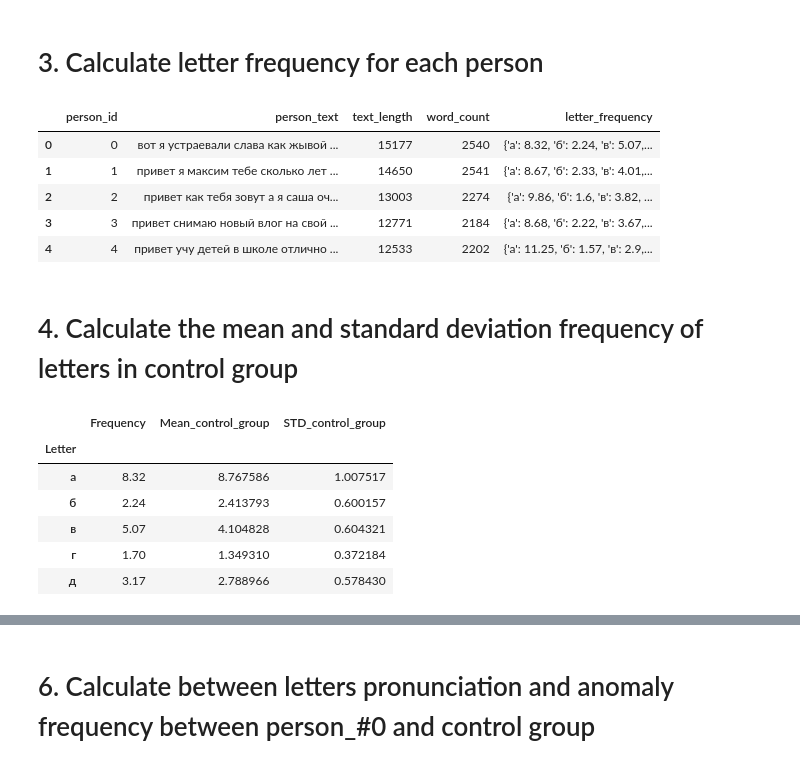
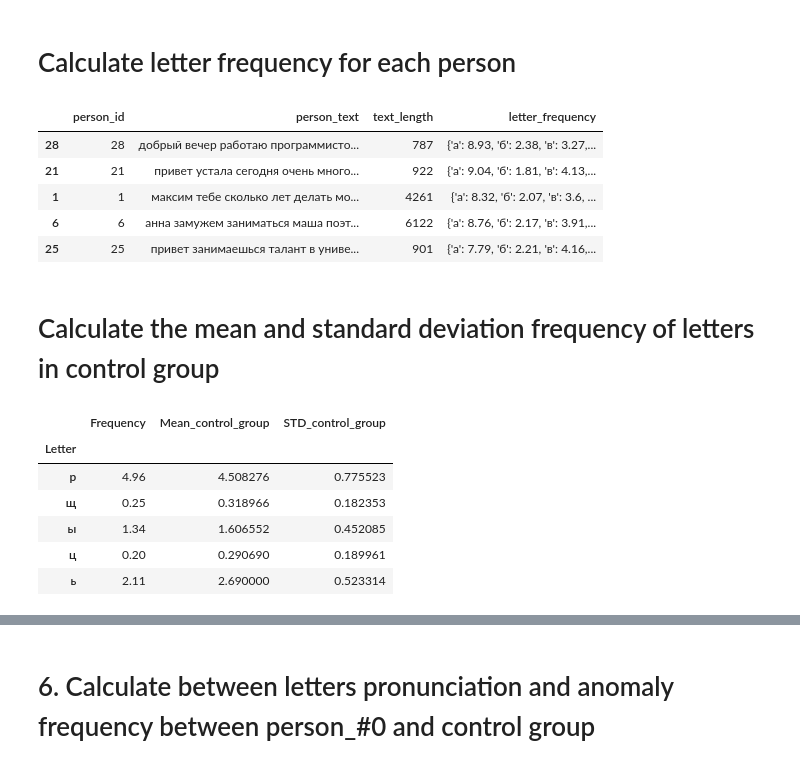
Before and after one commit to trysomeway/correl_of_pronunc_with_text, a Jupyter notebook: calc_letter_and_word_frequency_in_text.ipynb, the cells around one changed output, grey strips where cells are left out. Cells and saved outputs as stored; diff of their text form; code cells hidden in the pictures.

```diff
--- a/calc_letter_and_word_frequency_in_text.ipynb
+++ b/calc_letter_and_word_frequency_in_text.ipynb
@@ -31,5 +77,7 @@ def clean_text(text):
     return text
 
 users_msgs_df['person_text'] = users_msgs_df['person_text'].apply(lambda x: clean_text(x))
-users_msgs_df.head()
+users_msgs_df['text_length'] = users_msgs_df['person_text'].apply(lambda x: len(x))
+
+users_msgs_df.sample(n=5).head()
 # %% [output]
@@ -41,0 +92,33 @@ users_msgs_df.head()
+# %%
+# Load the language model
+nlp = spacy.load("ru_core_news_sm")
+
+def normalize_words_distibution(text):
+    # Process the text with SpaCy
+    doc = nlp(text)
+
+
+    # Count word frequencies, excluding stopwords
+    word_freq = Counter([token.lemma_ for token in doc if not token.is_punct and not token.is_space])
+
+    # Calculate the mean and standard deviation of word frequencies
+    freq_values = np.array(list(word_freq.values()))
+    mean_freq = np.mean(freq_values)
+    std_dev_freq = np.std(freq_values)
+
+    # Calculate the threshold based on the mean plus 3 standard deviation
+    threshold = mean_freq + std_dev_freq * 3
+
+    # Filter out the most repeated words based on the threshold
+    filtered_words = []
+    high_freq_words = {}
+    for token in doc:
+        if (word_freq.get(token.lemma_, 0) <= threshold):
+            filtered_words.append(token.text)
+        else:
+            high_freq_words[token.lemma_] = word_freq[token.lemma_]
+    # Join the words back into a text string
+    balanced_text = ' '.join(filtered_words)
+    return balanced_text, high_freq_words, threshold
+
+users_msgs_df['person_text'] = users_msgs_df['person_text'].apply(lambda x: normalize_words_distibution(x)[0])
@@ -41,0 +152,4 @@ users_msgs_df.head()
+# %%
+users_msgs_df['text_length'] = users_msgs_df['person_text'].apply(lambda x: len(x))
+# users_msgs_df.sample(n=5).head()
+users_msgs_df['text_length'].describe()
@@ -42,28 +166,28 @@ users_msgs_df.head()
 # %% [markdown]
-# 3. Calculate letter frequency for each person
+# Calculate letter frequency for each person
 # %%
 # Standard frequency of letters in Russian language
 standart_rus_frequency = {'а': 8.01, 'б': 1.59, 'в': 4.54, 'г': 1.7, 'д': 2.98, 'е': 8.45, 'ё': 0.04, 'ж': 0.94, 'з': 1.65, 'и': 7.35, 'й': 1.21, 'к': 3.49, 'л': 4.4, 'м': 3.21, 'н': 6.7, 'о': 10.97, 'п': 2.81, 'р': 4.73, 'с': 5.47, 'т': 6.26, 'у': 2.62, 'ф': 0.26, 'х': 0.97, 'ц': 0.48, 'ч': 1.44, 'ш': 0.73, 'щ': 0.36, 'ъ': 0.04, 'ы': 1.9, 'ь': 1.74, 'э': 0.32, 'ю': 0.64, 'я': 2.01}
 
 def calculate_letter_frequency(text: str, letter_set: Optional[Set[str]] = None) -> Dict[str, float]:
     calc_freq = {letter: text.count(letter) for letter in letter_set}
     total_count = sum(calc_freq.values())
     return {key: round((value / total_count)*100, 2) for key, value in calc_freq.items()}
 
 # calculate letter frequency
 users_msgs_df['letter_frequency'] = users_msgs_df['person_text'].apply(lambda x: calculate_letter_frequency(x, standart_rus_frequency))
-users_msgs_df.head()
+users_msgs_df['person_text'] = users_msgs_df['person_text'].apply(lambda x: clean_text(x))
+users_msgs_df.sample(n=5).head()
 # %% [output]
-|  | person_id | person_text | text_length | word_count | letter_frequency |
-| 0 | 0 | вот я устраевали слава как жывой ... | 15177 | 2540 | {'а': 8.32, 'б': 2.24, 'в': 5.07,... |
-| 1 | 1 | привет я максим тебе сколько лет ... | 14650 | 2541 | {'а': 8.67, 'б': 2.33, 'в': 4.01,... |
-| 2 | 2 | привет как тебя зовут а я саша оч... | 13003 | 2274 | {'а': 9.86, 'б': 1.6, 'в': 3.82, ... |
-| 3 | 3 | привет снимаю новый влог на свой ... | 12771 | 2184 | {'а': 8.68, 'б': 2.22, 'в': 3.67,... |
-| 4 | 4 | привет учу детей в школе отлично ... | 12533 | 2202 | {'а': 11.25, 'б': 1.57, 'в': 2.9,... |
+|  | person_id | person_text | text_length | letter_frequency |
+| 28 | 28 | добрый вечер работаю программисто... | 787 | {'а': 8.93, 'б': 2.38, 'в': 3.27,... |
+| 21 | 21 | привет устала сегодня очень много... | 922 | {'а': 9.04, 'б': 1.81, 'в': 4.13,... |
+| 1 | 1 | максим тебе сколько лет делать мо... | 4261 | {'а': 8.32, 'б': 2.07, 'в': 3.6, ... |
+| 6 | 6 | анна замужем заниматься маша поэт... | 6122 | {'а': 8.76, 'б': 2.17, 'в': 3.91,... |
+| 25 | 25 | привет занимаешься талант в униве... | 901 | {'а': 7.79, 'б': 2.21, 'в': 4.16,... |
 # %% [markdown]
-# 4. Calculate the mean and standard deviation frequency of letters in control group
+# Calculate the mean and standard deviation frequency of letters in control group
 # %%
-# Convert dictionaries into separate columns for each letter
 df_expanded = pd.concat([users_msgs_df['person_id'], users_msgs_df['letter_frequency'].apply(pd.Series)], axis=1)
 
 df_control_group = df_expanded.iloc[1:30]
@@ -72,13 +196,13 @@ df_compare_frequency_person_0 = pd.DataFrame(list(users_msgs_df['letter_frequenc
 
 df_compare_frequency_person_0['Mean_control_group'] = df_control_group.drop(columns=['person_id']).mean()
 df_compare_frequency_person_0['STD_control_group'] = df_control_group.drop(columns=['person_id']).std()
-df_compare_frequency_person_0.head()
+df_compare_frequency_person_0.sample(n=5).head()
 # %% [output]
 |  | Frequency | Mean_control_group | STD_control_group |
 | Letter |  |  |  |
-| а | 8.32 | 8.767586 | 1.007517 |
-| б | 2.24 | 2.413793 | 0.600157 |
-| в | 5.07 | 4.104828 | 0.604321 |
-| г | 1.70 | 1.349310 | 0.372184 |
-| д | 3.17 | 2.788966 | 0.578430 |
+| р | 4.96 | 4.508276 | 0.775523 |
+| щ | 0.25 | 0.318966 | 0.182353 |
+| ы | 1.34 | 1.606552 | 0.452085 |
+| ц | 0.20 | 0.290690 | 0.189961 |
+| ь | 2.11 | 2.690000 | 0.523314 |
 # %% [markdown]
```
Also changed, not shown: parts of 22 cells of this notebook, 2 other files.
